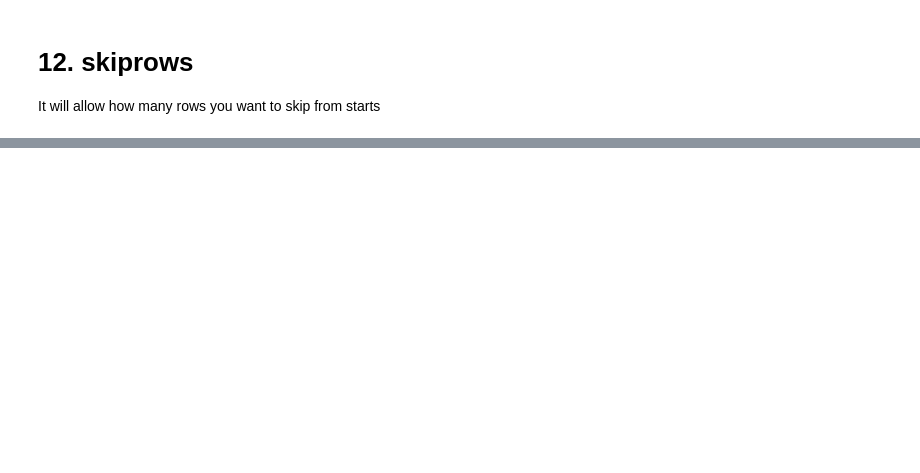
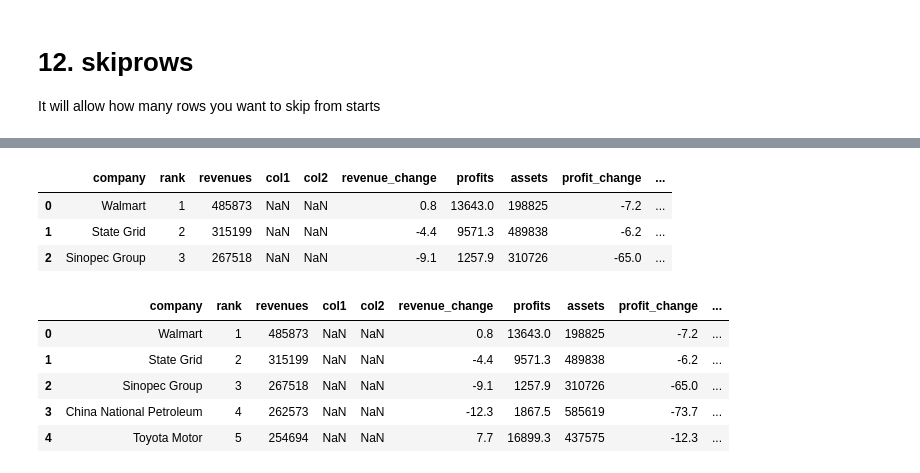
Before and after one commit to RoyelBee/Best-on-Python, a Jupyter notebook: pandas/read_csv parameters.ipynb, the cells around one changed output, grey strips where cells are left out. Cells and saved outputs as stored; diff of their text form; code cells hidden in the pictures; blank space fills up the shorter version.

```diff
--- a/pandas/read_csv parameters.ipynb
+++ b/pandas/read_csv parameters.ipynb
@@ -330,0 +350,21 @@ df.head()
+# %%
+df = pd.read_csv('../Data/new_data.csv')
+df.head(3)
+# If you directly onel the file using excel you will find col1 has some blank rows and and both col1, col2 has NaN values
+# %% [output]
+|  | company | rank | revenues | col1 | col2 | revenue_change | profits | assets | profit_change | ... |
+| 0 | Walmart | 1 | 485873 | NaN | NaN | 0.8 | 13643.0 | 198825 | -7.2 | ... |
+| 1 | State Grid | 2 | 315199 | NaN | NaN | -4.4 | 9571.3 | 489838 | -6.2 | ... |
+| 2 | Sinopec Group | 3 | 267518 | NaN | NaN | -9.1 | 1257.9 | 310726 | -65.0 | ... |
+# %%
+# If your data automatically not converted to 'NaN' then you could use this
+# After encoding the values
+df = pd.read_csv('../Data/new_data.csv', encoding = 'ISO=8859-1')
+df.head()
+# %% [output]
+|  | company | rank | revenues | col1 | col2 | revenue_change | profits | assets | profit_change | ... |
+| 0 | Walmart | 1 | 485873 | NaN | NaN | 0.8 | 13643.0 | 198825 | -7.2 | ... |
+| 1 | State Grid | 2 | 315199 | NaN | NaN | -4.4 | 9571.3 | 489838 | -6.2 | ... |
+| 2 | Sinopec Group | 3 | 267518 | NaN | NaN | -9.1 | 1257.9 | 310726 | -65.0 | ... |
+| 3 | China National Petroleum | 4 | 262573 | NaN | NaN | -12.3 | 1867.5 | 585619 | -73.7 | ... |
+| 4 | Toyota Motor | 5 | 254694 | NaN | NaN | 7.7 | 16899.3 | 437575 | -12.3 | ... |
```
Also changed, not shown: parts of 26 cells of this notebook.
